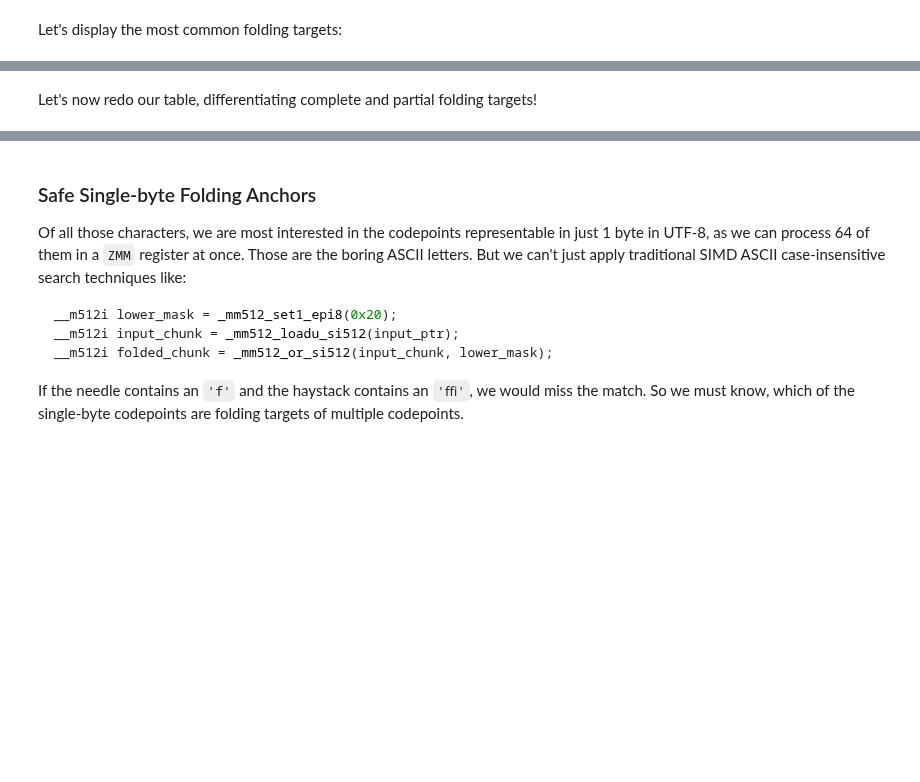
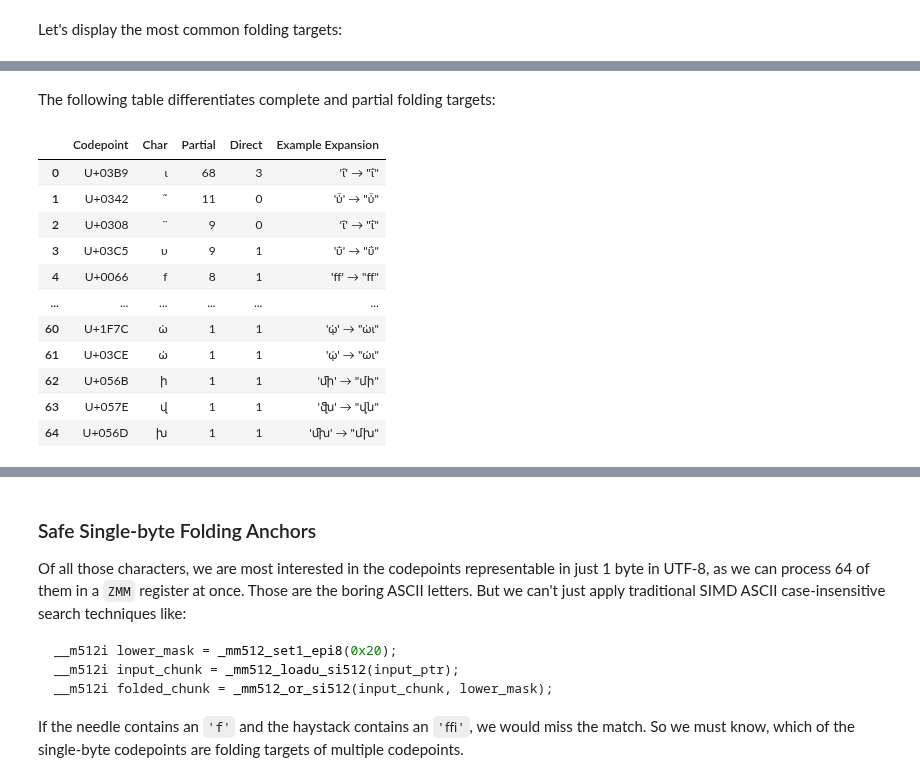
Before and after one commit to ashvardanian/StringZilla, a Jupyter notebook: scripts/explore_unicode_norm.ipynb, the cells around one changed output, grey strips where cells are left out. Cells and saved outputs as stored; diff of their text form; code cells hidden in the pictures; blank space fills up the shorter version.

```diff
--- a/scripts/explore_unicode_norm.ipynb
+++ b/scripts/explore_unicode_norm.ipynb
@@ -85,9 +93,9 @@ Total case folding rules: 1,585
 # %%
 target_frequency = Counter()
 
-for source_cp, target_cps in case_folds.items():
-    for target_cp in target_cps:
-        target_frequency[target_cp] += 1
+for source_codepoint, target_codepoints in case_folds.items():
+    for target_codepoint in target_codepoints:
+        target_frequency[target_codepoint] += 1
 
 print(f"Total folding rules: {sum(target_frequency.values()):,}")
 print(f"Unique target codepoints: {len(target_frequency):,}")
@@ -129,0 +107,12 @@ U+1E943       '𞥃'    1      ADLAM SMALL LETTER SHA
+# %%
+rows = []
+for codepoint, frequency in target_frequency.most_common():
+    try:
+        character = chr(codepoint)
+        name = unicodedata.name(character, "")
+    except (ValueError, OverflowError):
+        character = "?"
+        name = ""
+    rows.append({"Codepoint": f"U+{codepoint:04X}", "Char": character, "Frequency": frequency, "Name": name})
+
+pd.DataFrame(rows)
@@ -190,34 +189,50 @@ Unique target codepoints:
   - Only partial targets: 48
   - Both direct AND partial: 54
 # %% [markdown]
-Let's now redo our table, differentiating complete and partial folding targets!
+The following table differentiates complete and partial folding targets:
 # %%
-print("=" * 80)
-print(f"{'Codepoint':<12} {'Char':<6} {'Partial':<8} {'Direct':<8} {'Example expansion'}")
-print("-" * 80)
+rows = []
+for codepoint, partial_frequency in partial_target_frequency.most_common():
+    try:
+        character = chr(codepoint)
+    except (ValueError, OverflowError):
+        character = "?"
 
-# Sort by partial frequency descending
-for cp, partial_freq in partial_target_freq.most_common():
-    try:
-        char = chr(cp)
-        name = unicodedata.name(char, "")
-    except (ValueError, OverflowError):
-        char = "?"
-        name = ""
-
-    direct_freq = direct_target_freq.get(cp, 0)
+    direct_frequency = direct_target_frequency.get(codepoint, 0)
 
     # Find an example expansion containing this codepoint
     example = ""
-    for src_cp, tgt_cps in case_folds.items():
-        if len(tgt_cps) > 1 and cp in tgt_cps:
+    for source_codepoint, target_codepoints in case_folds.items():
+        if len(target_codepoints) > 1 and codepoint in target_codepoints:
             try:
-                src_char = chr(src_cp)
-                tgt_str = "".join(chr(c) for c in tgt_cps)
-                example = f"'{src_char}' → \"{tgt_str}\""
+                source_character = chr(source_codepoint)
+                target_string = "".join(chr(c) for c in target_codepoints)
+                example = f"'{source_character}' → \"{target_string}\""
             except (ValueError, OverflowError):
-                example = f"U+{src_cp:04X} → {tgt_cps}"
+                example = f"U+{source_codepoint:04X} → {target_codepoints}"
             break
 
-    print(f"U+{cp:04X}       {char!r:<6} {partial_freq:<8} {direct_freq:<8} {example}")
+    rows.append(
+        {
+            "Codepoint": f"U+{codepoint:04X}",
+            "Char": character,
+            "Partial": partial_frequency,
+            "Direct": direct_frequency,
+            "Example Expansion": example,
+        }
+    )
+
+pd.DataFrame(rows)
 # %% [output]
+|  | Codepoint | Char | Partial | Direct | Example Expansion |
+| 0 | U+03B9 | ι | 68 | 3 | 'ΐ' → "ΐ" |
+| 1 | U+0342 | ͂ | 11 | 0 | 'ὖ' → "ὖ" |
+| 2 | U+0308 | ̈ | 9 | 0 | 'ΐ' → "ΐ" |
+| 3 | U+03C5 | υ | 9 | 1 | 'ΰ' → "ΰ" |
+| 4 | U+0066 | f | 8 | 1 | 'ﬀ' → "ff" |
+| ... | ... | ... | ... | ... | ... |
+| 60 | U+1F7C | ὼ | 1 | 1 | 'ῲ' → "ὼι" |
+| 61 | U+03CE | ώ | 1 | 1 | 'ῴ' → "ώι" |
+| 62 | U+056B | ի | 1 | 1 | 'ﬕ' → "մի" |
+| 63 | U+057E | վ | 1 | 1 | 'ﬖ' → "վն" |
+| 64 | U+056D | խ | 1 | 1 | 'ﬗ' → "մխ" |
```
Also changed, not shown: parts of 28 cells of this notebook.
